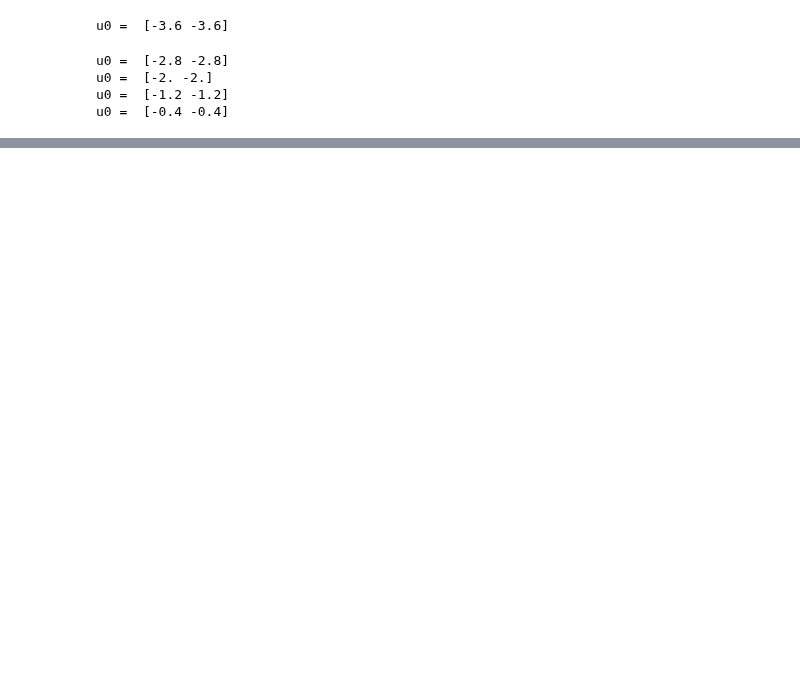
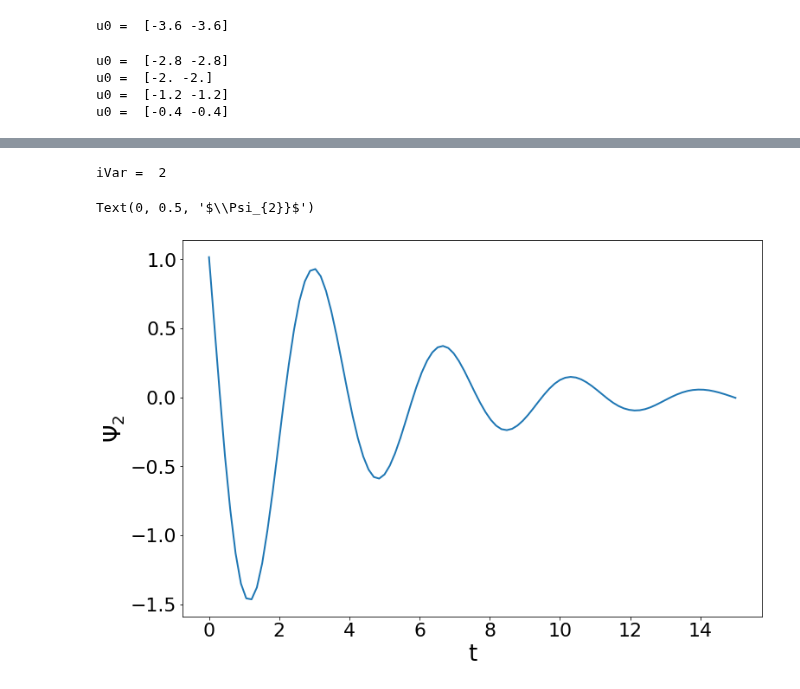
Before and after one commit to simoneventuri/ROMNet_, a Jupyter notebook: scripts/postprocessing/MassSpringDamper/DeepONet/Predict_DeepONet.ipynb, the cells around one changed output, grey strips where cells are left out. Saved outputs shown, nothing was run; the diff lists cells and outputs as text; code cells hidden in the pictures; blank space fills up the shorter version.

```diff
--- a/scripts/postprocessing/MassSpringDamper/DeepONet/Predict_DeepONet.ipynb
+++ b/scripts/postprocessing/MassSpringDamper/DeepONet/Predict_DeepONet.ipynb
@@ -644,0 +641,67 @@ ax.set_ylabel('x')
+# %%
+### Evaluating on Test Data
+
+FileName  = '/Users/sventuri/WORKSPACE/ROMNet/Data/MSD_100Cases/Orig/train/ext/Input.csv'# + InputData.InputFile
+Data      = pd.read_csv(FileName, header=0)
+Input     = Data[InputData.BranchVars].to_numpy()
+VarNames  = list(Data.columns)
+Nu        = Input.shape[1]
+u         = []
+for iu in range(Nu):
+    u.append(np.unique(Input[:,iu]))
+u         = np.stack(u, axis=0).T
+NTest     = u.shape[0]
+
+
+## Variable to Be Visualized
+VarOI     = 'v'
+for iVar in range(1,len(VarNames)):
+    if (VarNames[iVar] == VarOI):
+        print('iVar = ', iVar)
+        break
+
+iSim = 0
+for iTest in range(NTest):#[0,1,2,3,4]:
+
+#     ### Generating Data
+#     output     = solve_ivp( fOrig, tout[[0,-1]], u[iTest,:], method=SOLVER, t_eval=tout, rtol=1.e-15, atol=1.e-10 )
+#     tOrig      = tout
+#     yMatOrig   = output.y.T
+
+    ### Creating NN Input
+    tPred     = tOrig[...,np.newaxis]
+    Nt        = len(tPred)
+    uPred     = u[iTest,:]*np.ones((Nt,2))
+    InputPred = np.concatenate((uPred,tPred), axis=1)
+# %% [output]
+iVar =  2
+# %%
+iTrunk  = 0
+iVar    = 1
+
+
+
+LName   = 'Trunk_1_HL' + str(len(InputData.TrunkActFun[iTrunk]))
+
+inputs  = tf.keras.Input(shape=(1,))
+
+Output_ = inputs
+for i in range(len(model.net.TrunkLayersVecs[iTrunk])):
+    Layer   = model.net.TrunkLayersVecs[iTrunk][i]
+    Output_ = Layer(Output_)
+
+Trunk = keras.Model(inputs=inputs, outputs=Output_)
+#Trunk.summary()
+
+output_ = Trunk.predict(tPred[...,np.newaxis])
+
+
+
+fig = plt.figure(figsize=(12,8))
+plt.plot(tPred, output_[:,iVar])
+#plt.xlim([1.e-6, 1.e-2])
+plt.xlabel('t')
+plt.ylabel(r'$\Psi_{'+str(iVar+1)+'}}$')
+# %% [output]
+Text(0, 0.5, '$\\Psi_{2}}$')
+[figure, added]
```
Also changed, not shown: parts of 15 cells of this notebook, 2 other files.
